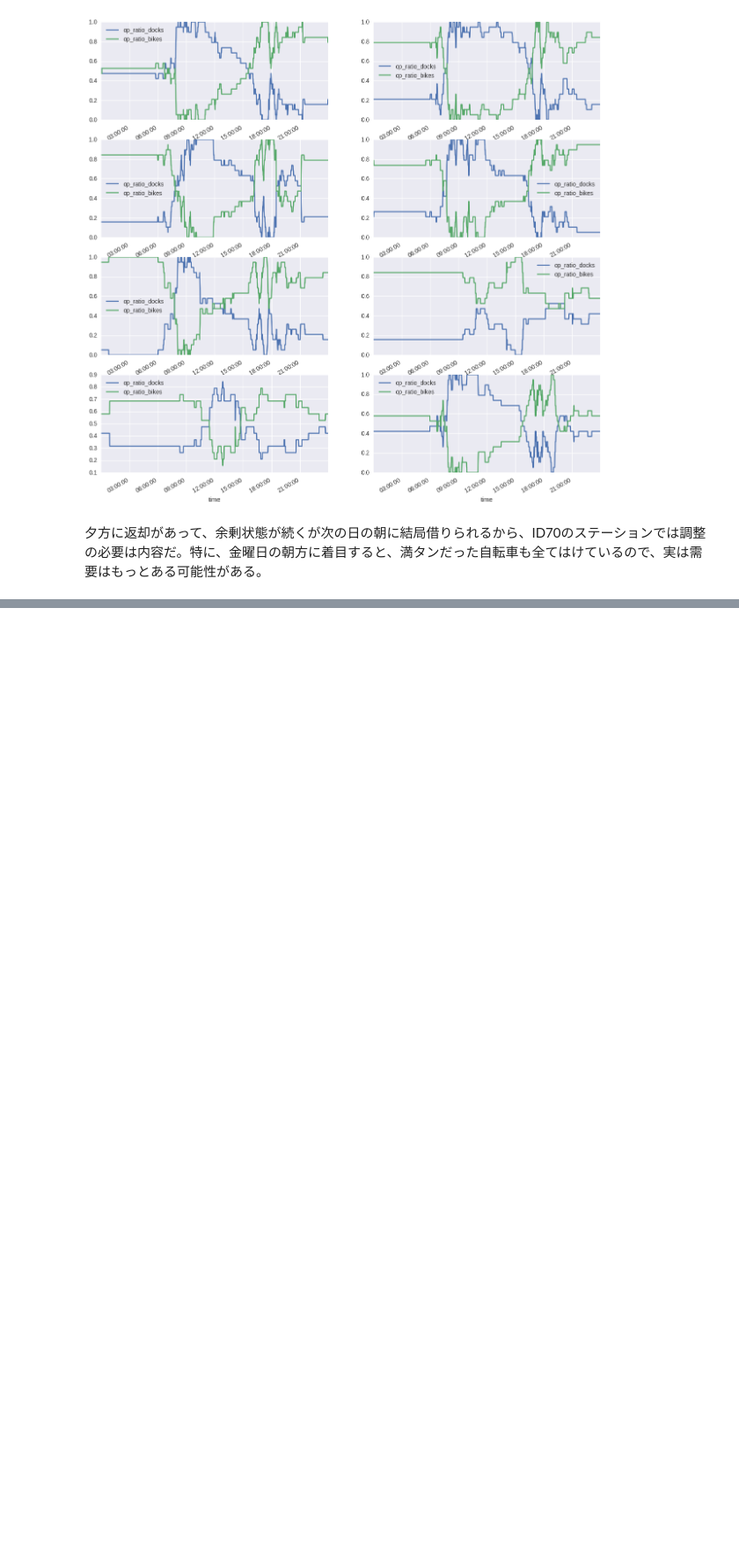
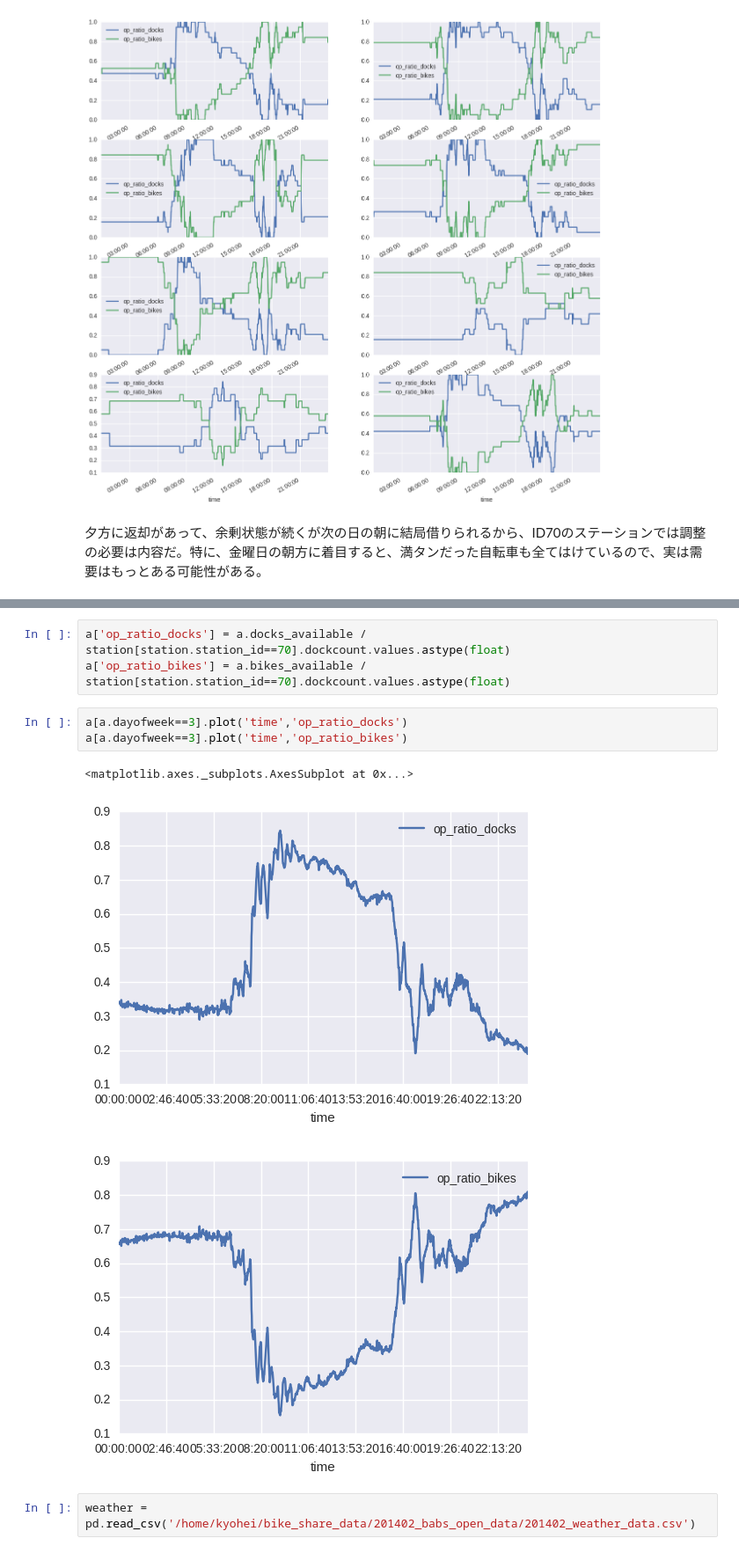
Before and after one commit to kyohei-koga/bike_share, a Jupyter notebook: operation_rate.ipynb, the cells around one changed output, grey strips where cells are left out. Shown: that part at 88% size. Saved outputs shown, nothing was run; the diff lists cells and outputs as text; blank space fills up the shorter version.

```diff
--- a/operation_rate.ipynb
+++ b/operation_rate.ipynb
@@ -123,0 +153,12 @@ status1.to_csv('/home/kyohei/bike_share_data/201402_babs_open_data/201402_status
+# %%
+a['op_ratio_docks'] = a.docks_available / station[station.station_id==70].dockcount.values.astype(float)
+a['op_ratio_bikes'] = a.bikes_available / station[station.station_id==70].dockcount.values.astype(float)
+# %%
+a[a.dayofweek==3].plot('time','op_ratio_docks')
+a[a.dayofweek==3].plot('time','op_ratio_bikes')
+# %% [output]
+<matplotlib.axes._subplots.AxesSubplot at 0x...>
+[figure, added]
+[figure, added]
+# %%
+weather = pd.read_csv('/home/kyohei/bike_share_data/201402_babs_open_data/201402_weather_data.csv')
```
Also changed, not shown: parts of 20 cells of this notebook.
